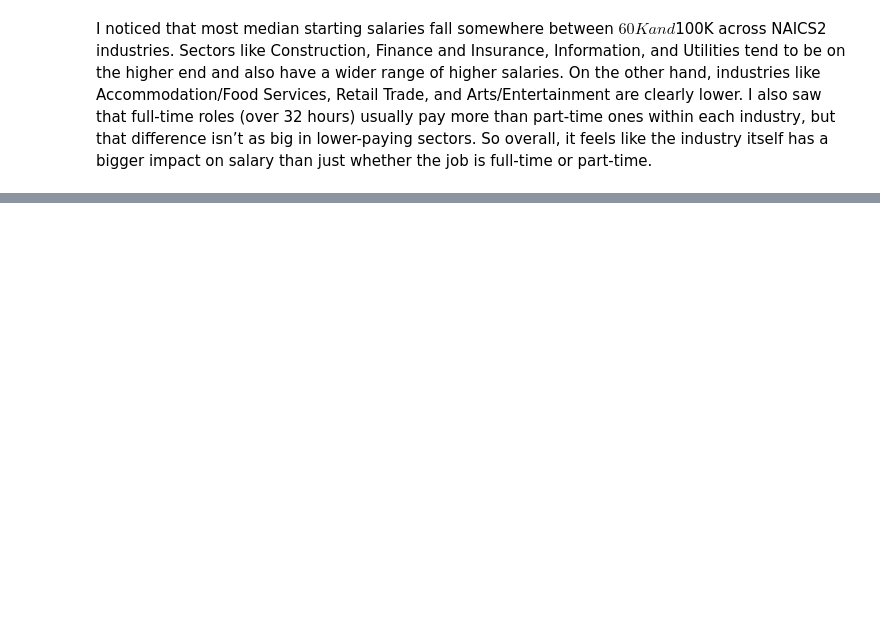
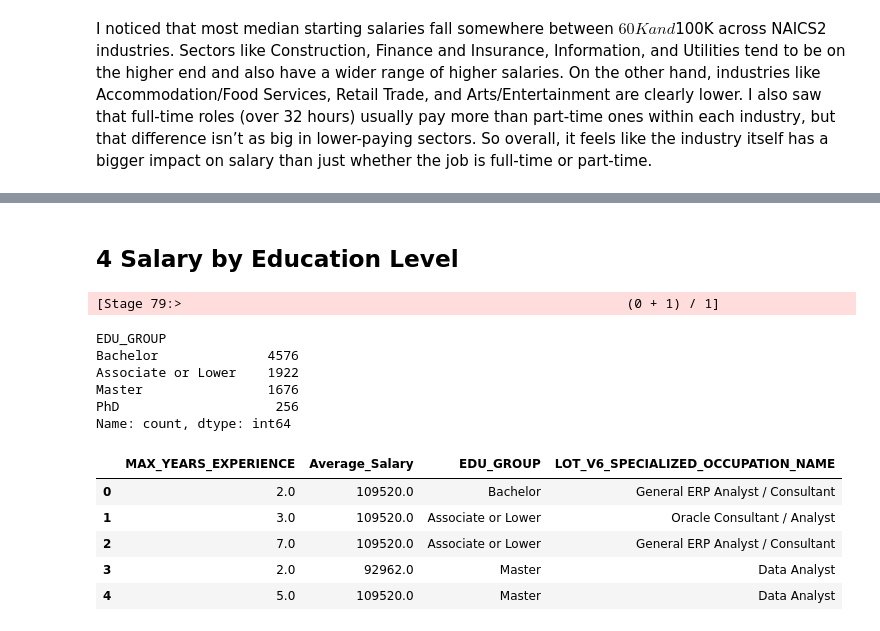
Before and after one commit to RMFCONDE/assignment3, a Jupyter notebook: Assignment/assignment3-rmfconde.ipynb, the cells around one changed output, grey strips where cells are left out. Saved outputs shown, nothing was run; the diff lists cells and outputs as text; code cells hidden in the pictures; blank space fills up the shorter version.

```diff
--- a/Assignment/assignment3-rmfconde.ipynb
+++ b/Assignment/assignment3-rmfconde.ipynb
@@ -213,0 +299,47 @@ I also saw that full-time roles (over 32 hours) usually pay more than part-time
+# %% [markdown]
+## 4 Salary by Education Level
+# %%
+from pyspark.sql.functions import when
+
+# Map raw education values into 4 clean groups
+df_edu = df.withColumn(
+    "EDU_GROUP",
+    when(col("EDUCATION_LEVELS_NAME").contains("PhD"), "PhD")
+    .when(col("EDUCATION_LEVELS_NAME").contains("Doctorate"), "PhD")
+    .when(col("EDUCATION_LEVELS_NAME").contains("professional degree"), "PhD")
+    .when(col("EDUCATION_LEVELS_NAME").contains("Master"), "Master")
+    .when(col("EDUCATION_LEVELS_NAME").contains("Bachelor"), "Bachelor")
+    .otherwise("Associate or Lower")
+)
+
+# Filter to rows with salary and experience info
+section4_df = df_edu.filter(
+    (col("Average_Salary").isNotNull()) &
+    (col("MAX_YEARS_EXPERIENCE").isNotNull()) &
+    (col("LOT_V6_SPECIALIZED_OCCUPATION_NAME").isNotNull())
+).select(
+    "MAX_YEARS_EXPERIENCE",
+    "Average_Salary",
+    "EDU_GROUP",
+    "LOT_V6_SPECIALIZED_OCCUPATION_NAME"
+)
+
+section4_pdf = section4_df.toPandas()
+
+# Check group counts
+print(section4_pdf["EDU_GROUP"].value_counts())
+section4_pdf.head()
+# %% [output]
+[Stage 79:>                                                         (0 + 1) / 1]
+EDU_GROUP
+Bachelor              4576
+Associate or Lower    1922
+Master                1676
+PhD                    256
+Name: count, dtype: int64
+|  | MAX_YEARS_EXPERIENCE | Average_Salary | EDU_GROUP | LOT_V6_SPECIALIZED_OCCUPATION_NAME |
+| 0 | 2.0 | 109520.0 | Bachelor | General ERP Analyst / Consultant |
+| 1 | 3.0 | 109520.0 | Associate or Lower | Oracle Consultant / Analyst |
+| 2 | 7.0 | 109520.0 | Associate or Lower | General ERP Analyst / Consultant |
+| 3 | 2.0 | 92962.0 | Master | Data Analyst |
+| 4 | 5.0 | 109520.0 | Master | Data Analyst |
```
Also changed, not shown: parts of 14 cells of this notebook.
